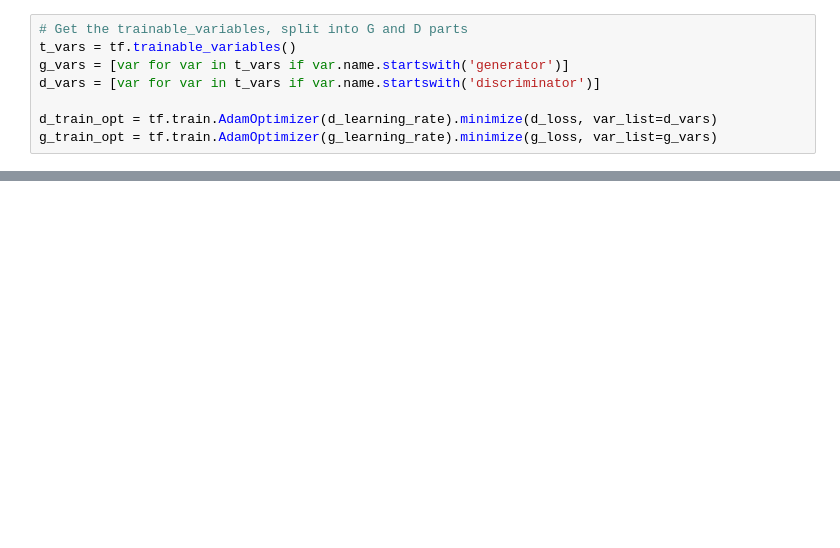
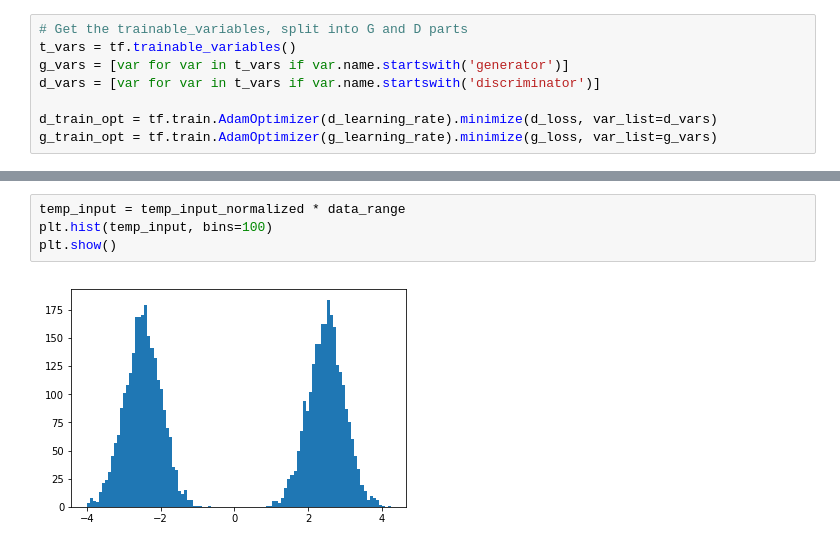
Before and after one commit to moono/moo-dl-practice, a Jupyter notebook: Work-place/GAN-1d-mixture-of-gaussian-again.ipynb, the cells around one changed output, grey strips where cells are left out. Drawn from its saved outputs; the diff is of its cells as text; blank space fills up the shorter version.

```diff
--- a/Work-place/GAN-1d-mixture-of-gaussian-again.ipynb
+++ b/Work-place/GAN-1d-mixture-of-gaussian-again.ipynb
@@ -119,3 +178,9 @@ plt.show()
+# %%
+temp_input = temp_input_normalized * data_range
+plt.hist(temp_input, bins=100)
+plt.show()
+# %% [output]
+[figure, added]
 # %%
 samples = []
 losses = []
```
Also changed, not shown: parts of 20 cells of this notebook.
